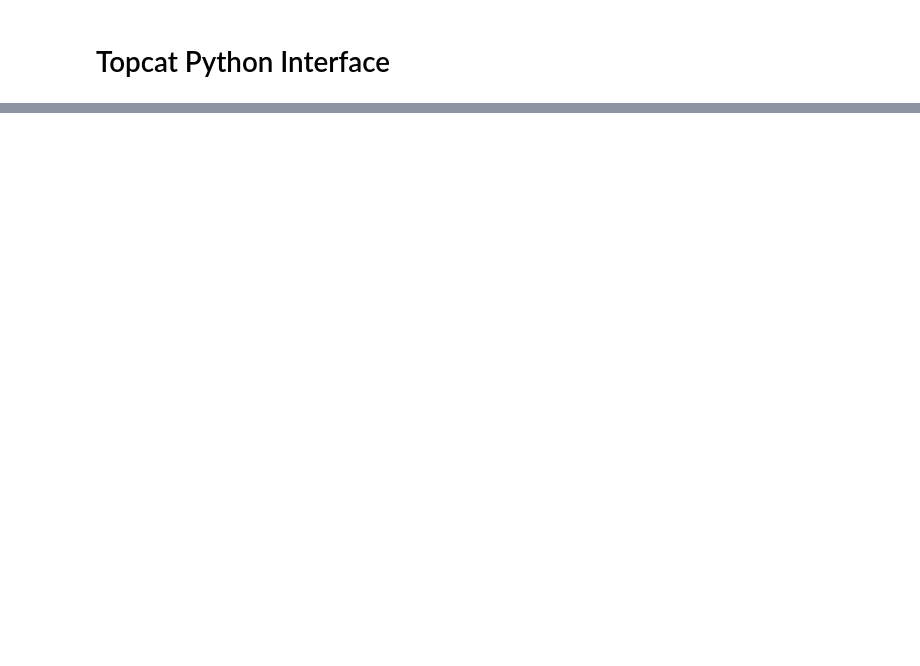
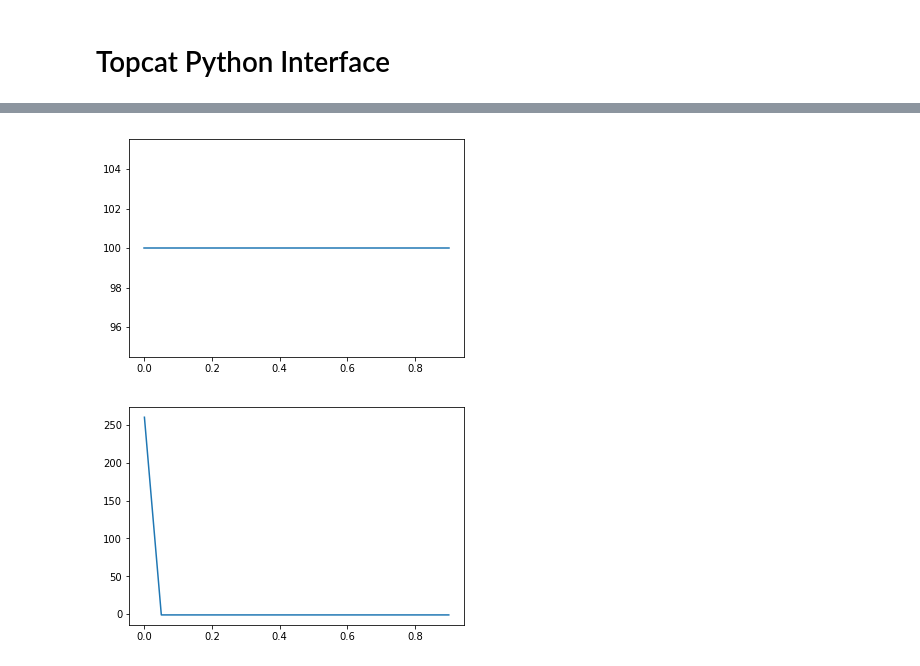
Before and after one commit to olivergafvert/topcat, a Jupyter notebook: python/example.ipynb, the cells around one changed output, grey strips where cells are left out. Cells and saved outputs as stored; diff of their text form; code cells hidden in the pictures; blank space fills up the shorter version.

```diff
--- a/python/example.ipynb
+++ b/python/example.ipynb
@@ -147,0 +141,9 @@ The generators of the 0th persistence module
+# %%
+#Stable rank example with custom step contour
+stablerank = stableRank(points, distances, np.asarray(filtrationValues), 2, persistenceContour)
+for sr in stablerank:
+    plt.figure()
+    plt.plot(sr[0], sr[1])
+# %% [output]
+[figure, added]
+[figure, added]
```
Also changed, not shown: parts of 14 cells of this notebook, 4 other files.
